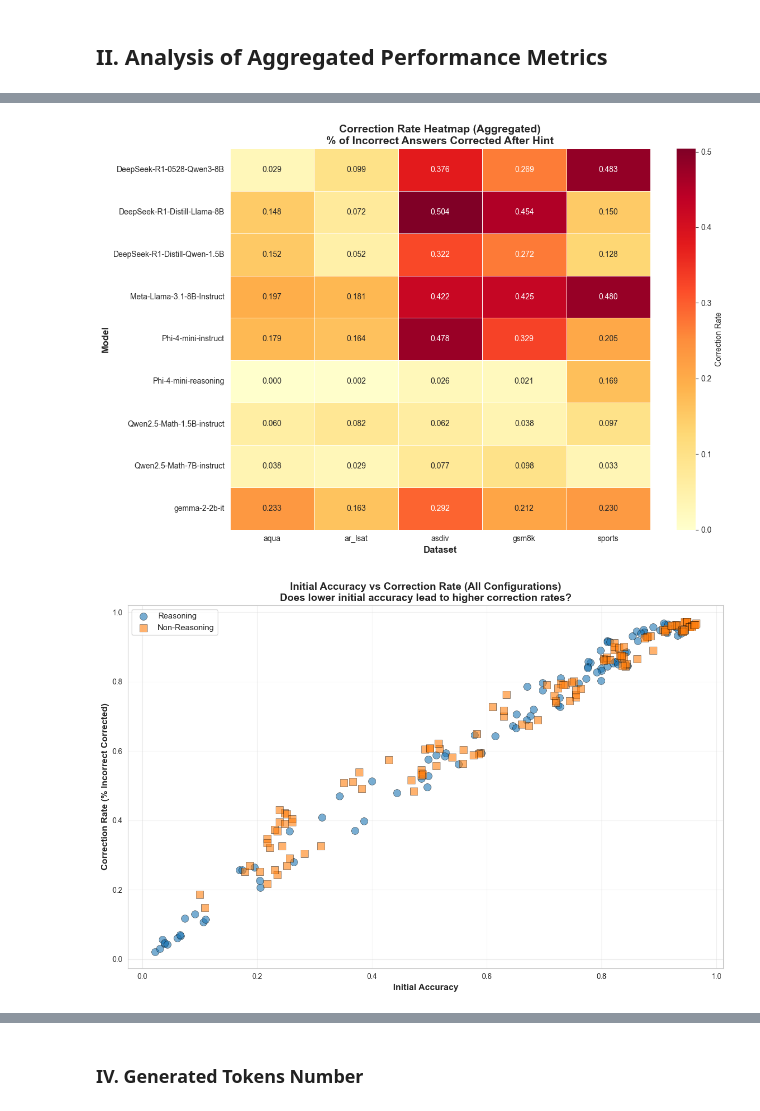
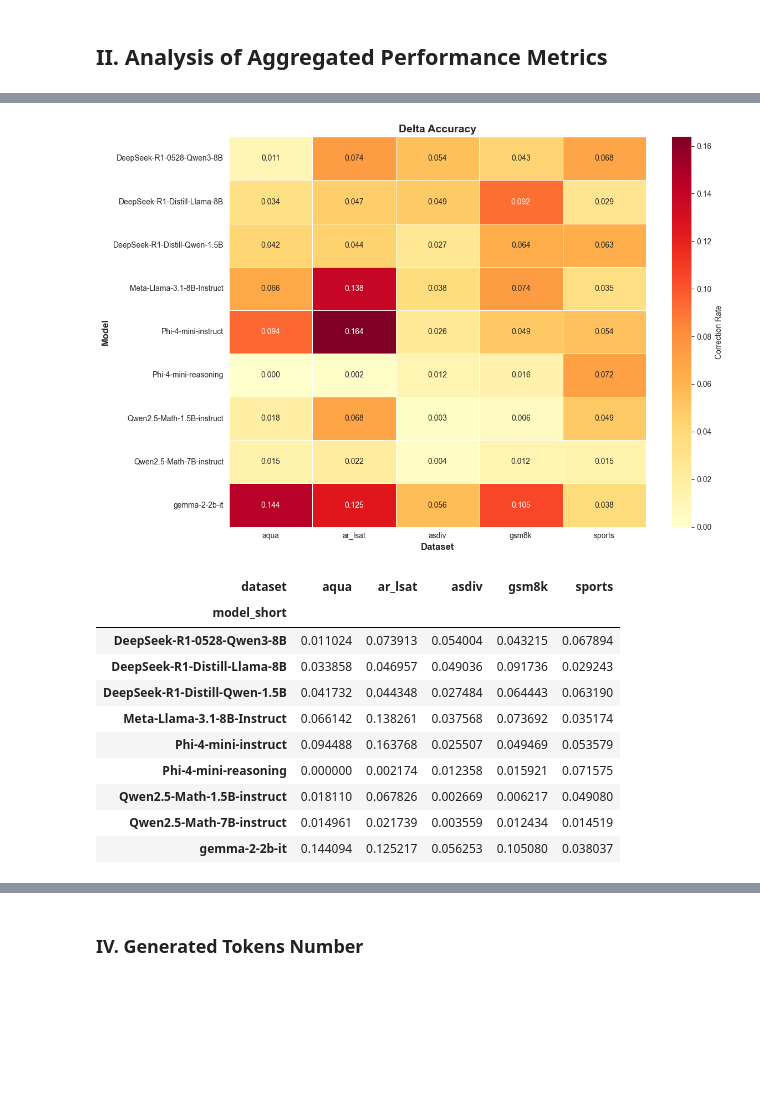
Before and after one commit to anbauoq/llm-self-refinement-eval-2.0, a Jupyter notebook: evaluation/evaluation.ipynb, the cells around one changed output, grey strips where cells are left out. Saved outputs shown, nothing was run; the diff lists cells and outputs as text; code cells hidden in the pictures; blank space fills up the shorter version.

```diff
--- a/evaluation/evaluation.ipynb
+++ b/evaluation/evaluation.ipynb
@@ -12,7 +12,6 @@ from plots import plot_by_dataset, plot_aggregated_metric_by_dataset
 # %%
 # Load data
-metrics = pd.read_csv("results/correction_metrics.csv")
-token_counts = pd.read_csv("results/token_counts.csv")
+metrics = pd.read_csv("metrics.csv")
 # %%
 MODELS_NON_REASONING=[
   "google/gemma-2-2b-it",
@@ -92,15 +87,14 @@ aggregated_metrics = (
     .groupby(['model_short', 'dataset', 'model_category'])
     .agg({
         'initial_accuracy': 'mean',
-        'posthint_accuracy': 'mean',
-        'n_incorrect_answer': 'sum',
-        'n_corrected_answer': 'sum',
+        'post_hint_accuracy': 'mean',
+        'delta_accuracy': 'mean',
+        'n_incorrect_initial': 'sum',
+        'n_corrected': 'sum',
         'correction_rate': 'mean'
     })
     .reset_index()
 )
 
-
-
 aggregated_metrics.head(5)
 # %% [output]
@@ -225,34 +207,22 @@ plt.show()
 # %%
-# 10. Heatmap: Correction Rate by Model and Dataset (Aggregated)
-pivot_correction = aggregated_metrics.pivot(index='model_short', columns='dataset', values='correction_rate')
-
-fig, ax = plt.subplots(figsize=(12, 8))
-sns.heatmap(pivot_correction, annot=True, fmt='.3f', cmap='YlOrRd', linewidths=0.5,
-            cbar_kws={'label': 'Correction Rate'}, ax=ax)
-ax.set_title('Correction Rate Heatmap (Aggregated)\n% of Incorrect Answers Corrected After Hint', fontsize=14, fontweight='bold')
-ax.set_xlabel('Dataset', fontsize=12, fontweight='bold')
-ax.set_ylabel('Model', fontsize=12, fontweight='bold')
-plt.tight_layout()
-plt.show()
+plot_metric_heatmap(
+    aggregated_metrics,
+    value_col="delta_accuracy",
+    title="Delta Accuracy",
+    cmap="YlOrRd",
+    fmt=".3f",
+    cbar_label="Correction Rate"
+)
 # %% [output]
-[figure, old version]
+[figure, new version]
+| dataset | aqua | ar_lsat | asdiv | gsm8k | sports |
+| model_short |  |  |  |  |  |
+| DeepSeek-R1-0528-Qwen3-8B | 0.011024 | 0.073913 | 0.054004 | 0.043215 | 0.067894 |
+| DeepSeek-R1-Distill-Llama-8B | 0.033858 | 0.046957 | 0.049036 | 0.091736 | 0.029243 |
+| DeepSeek-R1-Distill-Qwen-1.5B | 0.041732 | 0.044348 | 0.027484 | 0.064443 | 0.063190 |
+| Meta-Llama-3.1-8B-Instruct | 0.066142 | 0.138261 | 0.037568 | 0.073692 | 0.035174 |
+| Phi-4-mini-instruct | 0.094488 | 0.163768 | 0.025507 | 0.049469 | 0.053579 |
+| Phi-4-mini-reasoning | 0.000000 | 0.002174 | 0.012358 | 0.015921 | 0.071575 |
+| Qwen2.5-Math-1.5B-instruct | 0.018110 | 0.067826 | 0.002669 | 0.006217 | 0.049080 |
+| Qwen2.5-Math-7B-instruct | 0.014961 | 0.021739 | 0.003559 | 0.012434 | 0.014519 |
+| gemma-2-2b-it | 0.144094 | 0.125217 | 0.056253 | 0.105080 | 0.038037 |
-# %%
-# Scatter Plot: Initial Accuracy vs Correction Rate (All data points)
-fig, ax = plt.subplots(figsize=(12, 8))
-
-for category in metrics['model_category'].unique():
-    category_data = metrics[metrics['model_category'] == category]
-    marker = 'o' if category == 'Reasoning' else 's'
-    ax.scatter(category_data['initial_accuracy'], category_data['posthint_accuracy'],
-               label=category, alpha=0.6, s=100, marker=marker, edgecolors='black', linewidth=0.5)
-
-ax.set_xlabel('Initial Accuracy', fontsize=12, fontweight='bold')
-ax.set_ylabel('Correction Rate (% Incorrect Corrected)', fontsize=12, fontweight='bold')
-ax.set_title('Initial Accuracy vs Correction Rate (All Configurations)\nDoes lower initial accuracy lead to higher correction rates?',
-             fontsize=14, fontweight='bold')
-ax.legend(fontsize=11)
-ax.grid(True, alpha=0.3)
-plt.tight_layout()
-plt.show()
-# %% [output]
-[figure, removed]
```
Also changed, not shown: parts of 29 cells of this notebook, 8 other files.
